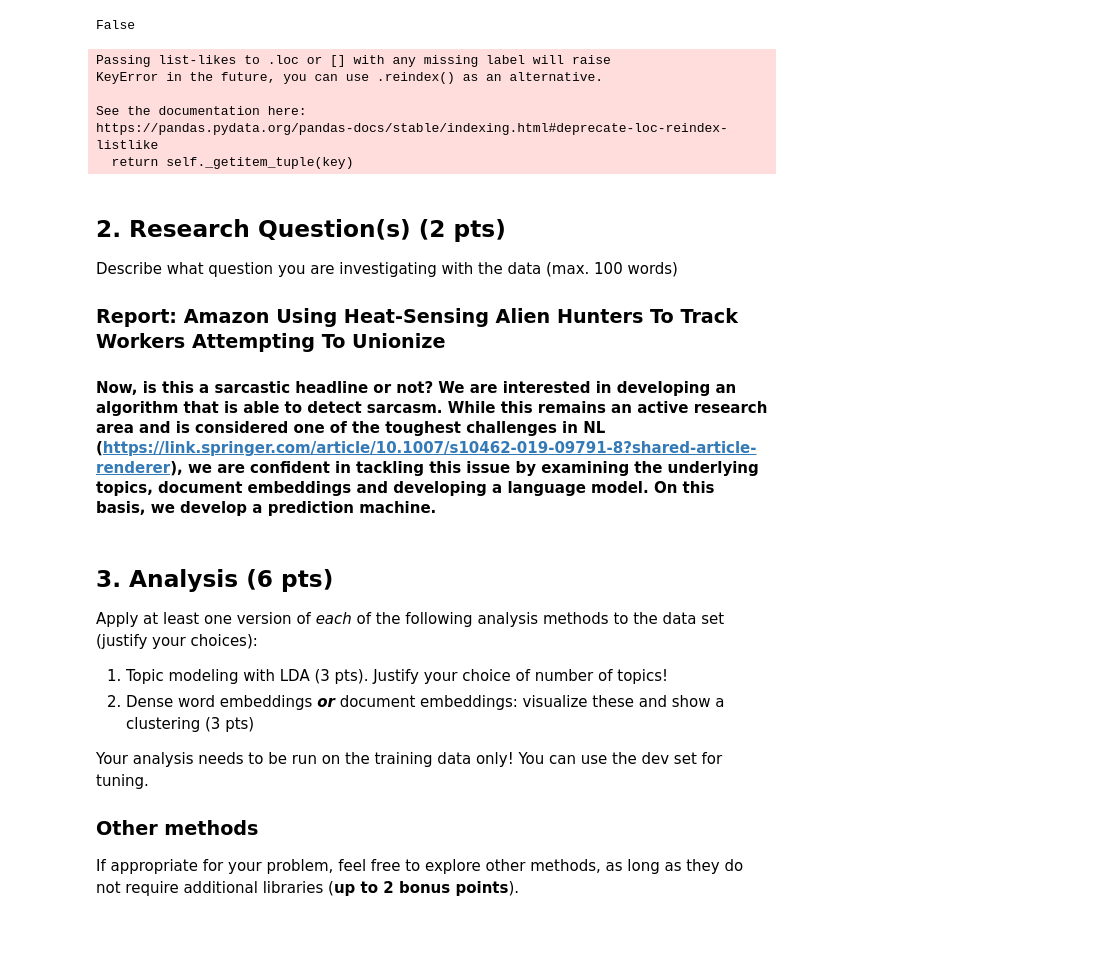
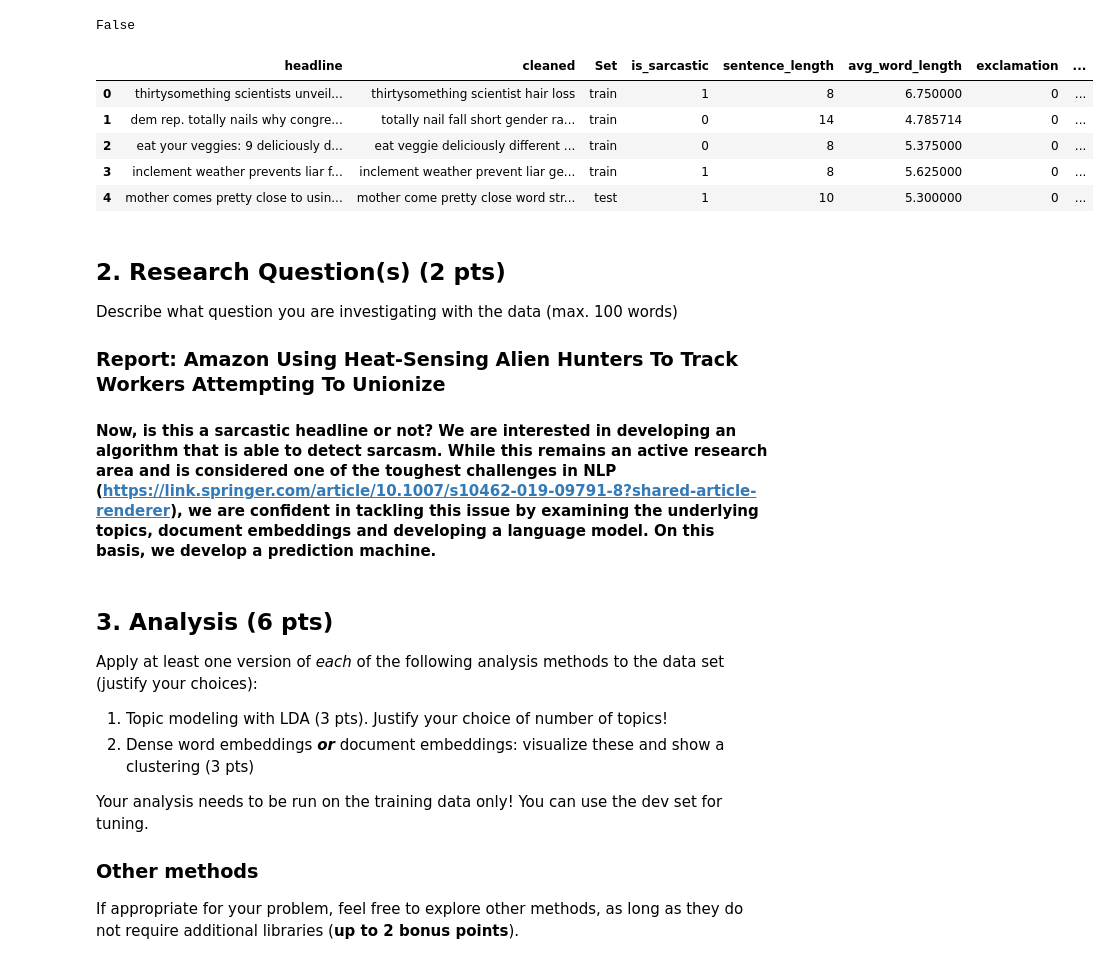
Before and after one commit to Hugo-pao/NLP-Final-Project, a Jupyter notebook: Attending_Final_Project.ipynb, the cells around one changed output. Saved outputs shown, nothing was run; the diff lists cells and outputs as text; code cells hidden in the pictures; blank space fills up the shorter version.

```diff
--- a/Attending_Final_Project.ipynb
+++ b/Attending_Final_Project.ipynb
@@ -176,3 +185,18 @@ data.head()
 no_verb.cleaned.isna().any()
 # %% [output]
 False
+# %%
+def length(sentence):
+    tokens = nltk.word_tokenize(sentence)
+    return len(tokens)
+
+def avg_word_length(sentence):
+    words = nltk.word_tokenize(sentence)
+    avg = sum([len(word) for word in words])/len(words)
+    return avg
+
+def question_mark(sentence):
+    return sentence.count('?')
+
+def exclamation(sentence):
+    return sentence.count('!')
@@ -179,13 +208,6 @@ False
 # %%
-sarcasm = no_verb.loc[no_verb["is_sarcastic"] == 1,["headline","cleaned","verb"]]
-normal = no_verb.loc[no_verb["is_sarcastic"] == 0,["headline","cleaned","verb"]]
+sarcasm = no_verb.loc[no_verb["is_sarcastic"] == 1,["headline","cleaned"]]
+normal = no_verb.loc[no_verb["is_sarcastic"] == 0,["headline","cleaned"]]
-# %% [output]
-Passing list-likes to .loc or [] with any missing label will raise
-KeyError in the future, you can use .reindex() as an alternative.
-
-See the documentation here:
-https://pandas.pydata.org/pandas-docs/stable/indexing.html#deprecate-loc-reindex-listlike
-  return self._getitem_tuple(key)
 # %%
 X_train = no_verb.loc[no_verb.Set =='train', ["cleaned"]]
 y_train = no_verb.loc[no_verb.Set =='train', ["is_sarcastic"]]
@@ -195,6 +217,15 @@ y_valid = no_verb.loc[no_verb.Set =='valid', ["is_sarcastic"]]
 
 X_test = no_verb.loc[no_verb.Set =='test', ["cleaned"]]
 y_test = no_verb.loc[no_verb.Set =='test', ["is_sarcastic"]]
+# %%
+no_verb.head()
+# %% [output]
+|  | headline | cleaned | Set | is_sarcastic | sentence_length | avg_word_length | exclamation | ... |
+| 0 | thirtysomething scientists unveil... | thirtysomething scientist hair loss | train | 1 | 8 | 6.750000 | 0 | ... |
+| 1 | dem rep. totally nails why congre... | totally nail fall short gender ra... | train | 0 | 14 | 4.785714 | 0 | ... |
+| 2 | eat your veggies: 9 deliciously d... | eat veggie deliciously different ... | train | 0 | 8 | 5.375000 | 0 | ... |
+| 3 | inclement weather prevents liar f... | inclement weather prevent liar ge... | train | 1 | 8 | 5.625000 | 0 | ... |
+| 4 | mother comes pretty close to usin... | mother come pretty close word str... | test | 1 | 10 | 5.300000 | 0 | ... |
 # %% [markdown]
 ## 2. Research Question(s) (2 pts)
 
@@ -202,7 +233,7 @@ Describe what question you are investigating with the data (max. 100 words)
 
 ### **Report: Amazon Using Heat-Sensing Alien Hunters To Track Workers Attempting To Unionize**
 
-#### **Now, is this a sarcastic headline or not? We are interested in developing an algorithm that is able to detect sarcasm. While this remains an active research area and is considered one of the toughest challenges in NL (https://link.springer.com/article/10.1007/s10462-019-09791-8?shared-article-renderer), we are confident in tackling this issue by examining the underlying topics, document embeddings and developing a language model. On this basis, we develop a prediction machine.**
+#### **Now, is this a sarcastic headline or not? We are interested in developing an algorithm that is able to detect sarcasm. While this remains an active research area and is considered one of the toughest challenges in NLP (https://link.springer.com/article/10.1007/s10462-019-09791-8?shared-article-renderer), we are confident in tackling this issue by examining the underlying topics, document embeddings and developing a language model. On this basis, we develop a prediction machine.**
 # %% [markdown]
 ## 3. Analysis (6 pts)
 
```
Also changed, not shown: parts of 35 cells of this notebook.
